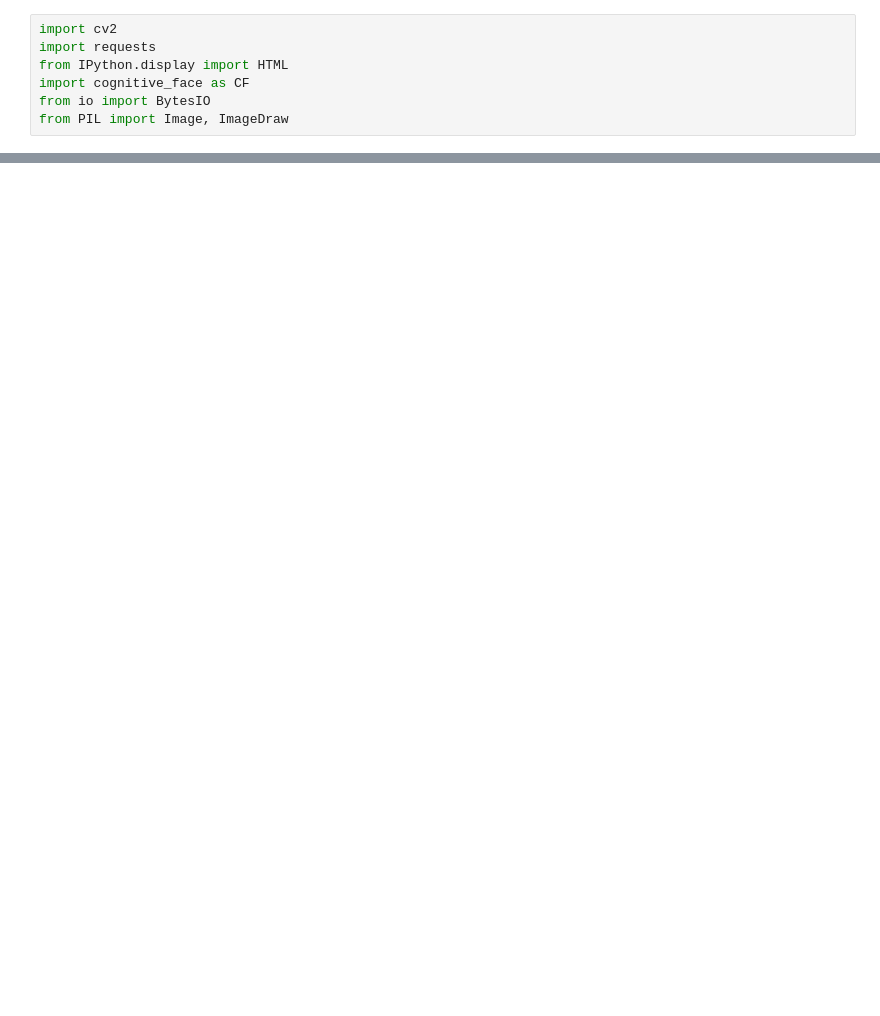
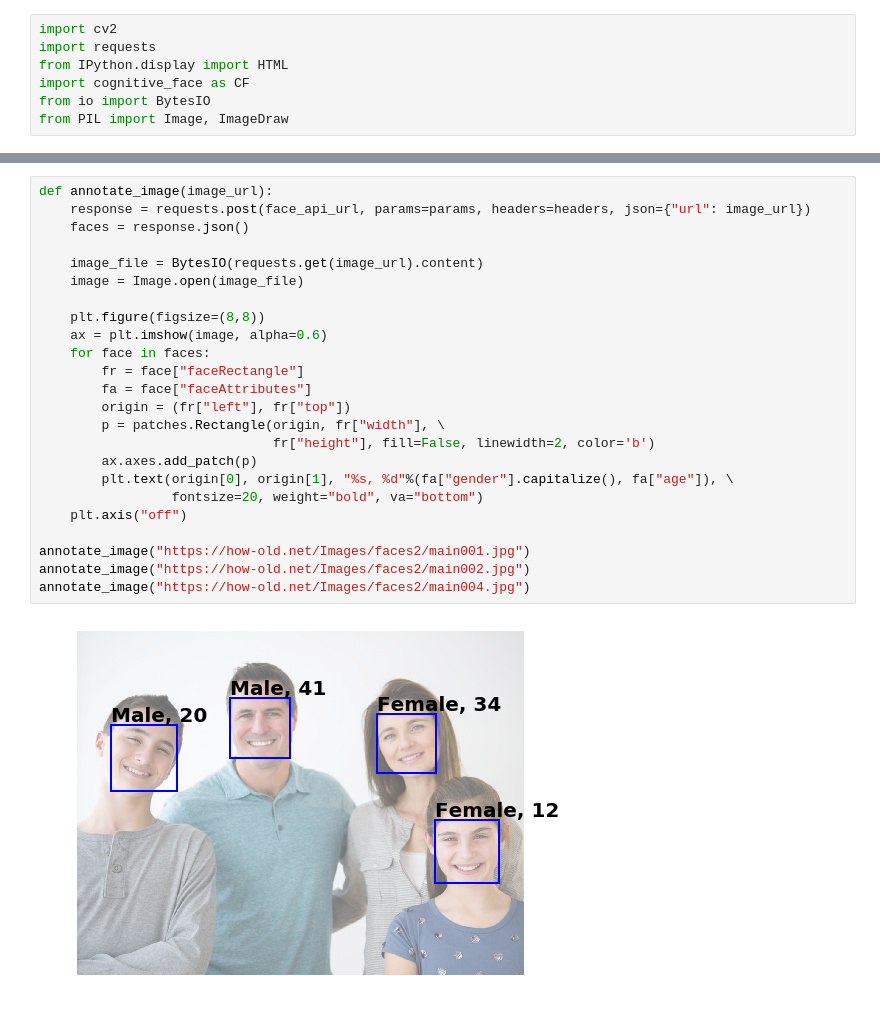
Before and after one commit to hungnv21292/face_detect, a Jupyter notebook: facedt_microsoft_api.ipynb, the cells around one changed output, grey strips where cells are left out. Drawn from its saved outputs; the diff is of its cells as text; blank space fills up the shorter version.

```diff
--- a/facedt_microsoft_api.ipynb
+++ b/facedt_microsoft_api.ipynb
@@ -77,0 +122,26 @@ with open('picture_out.png', 'wb') as f:
+# %%
+def annotate_image(image_url):
+    response = requests.post(face_api_url, params=params, headers=headers, json={"url": image_url})
+    faces = response.json()
+
+    image_file = BytesIO(requests.get(image_url).content)
+    image = Image.open(image_file)
+
+    plt.figure(figsize=(8,8))
+    ax = plt.imshow(image, alpha=0.6)
+    for face in faces:
+        fr = face["faceRectangle"]
+        fa = face["faceAttributes"]
+        origin = (fr["left"], fr["top"])
+        p = patches.Rectangle(origin, fr["width"], \
+                              fr["height"], fill=False, linewidth=2, color='b')
+        ax.axes.add_patch(p)
+        plt.text(origin[0], origin[1], "%s, %d"%(fa["gender"].capitalize(), fa["age"]), \
+                 fontsize=20, weight="bold", va="bottom")
+    plt.axis("off")
+
+annotate_image("https://how-old.net/Images/faces2/main001.jpg")
+annotate_image("https://how-old.net/Images/faces2/main002.jpg")
+annotate_image("https://how-old.net/Images/faces2/main004.jpg")
+# %% [output]
+[figure, added]
```
Also changed, not shown: parts of 7 cells of this notebook, 3 other files.
